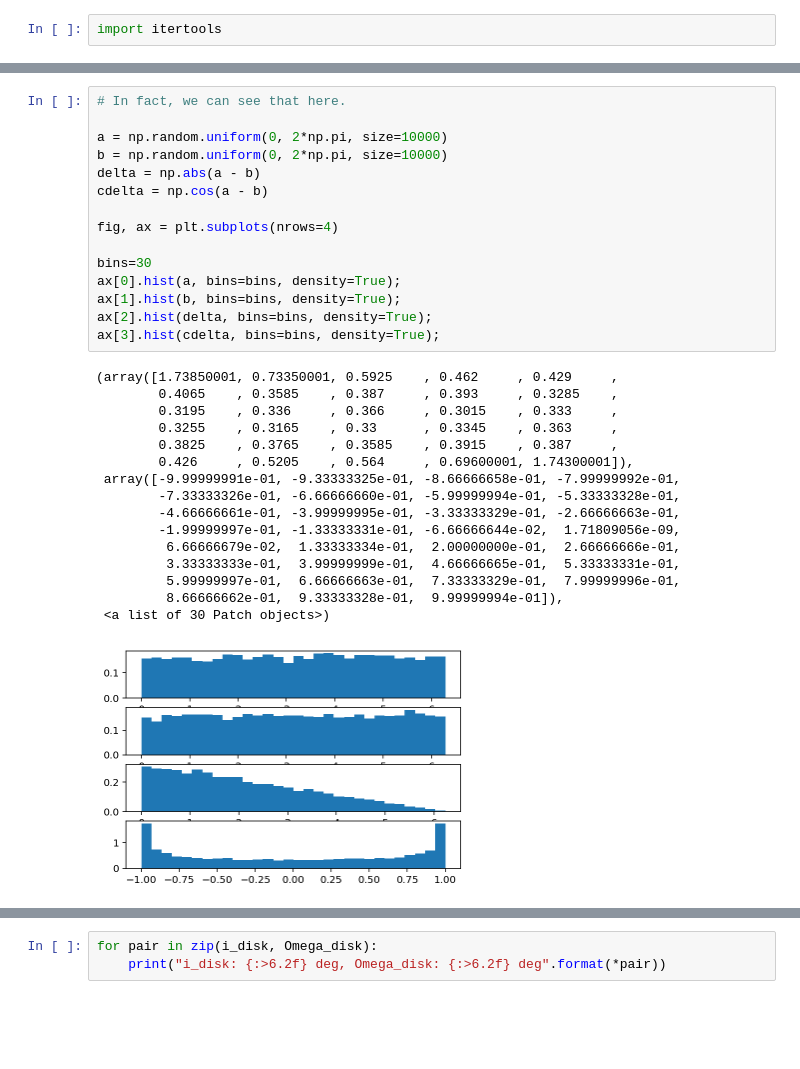
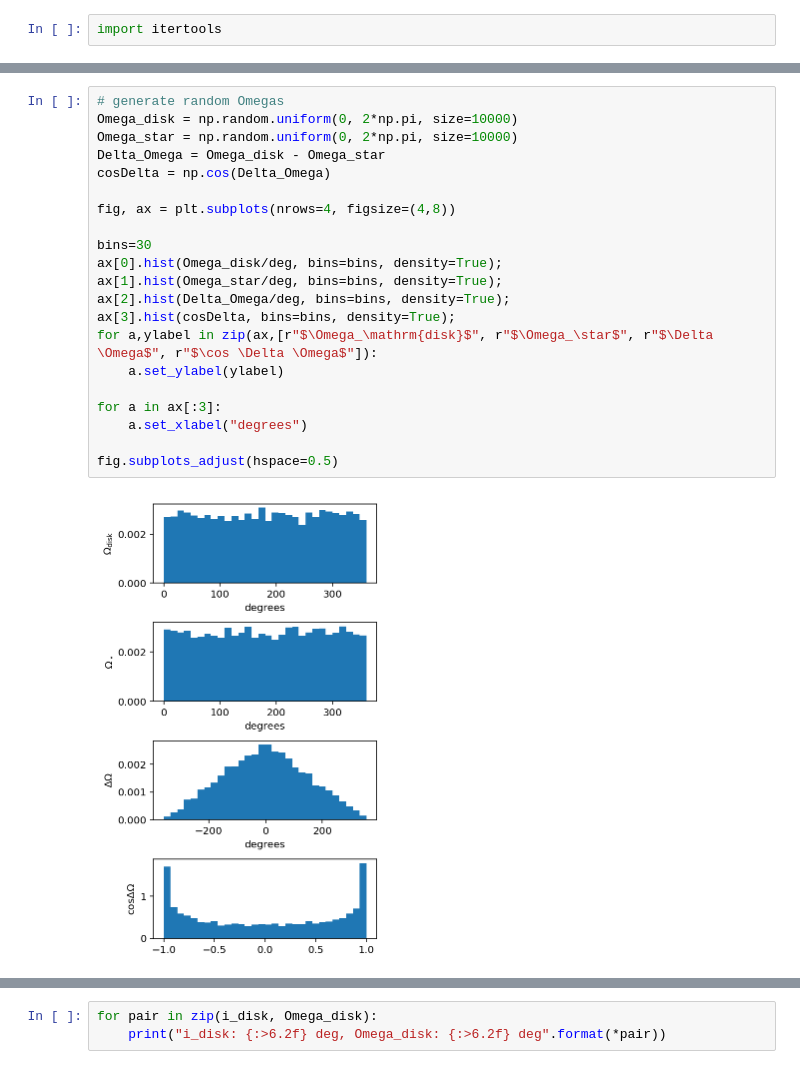
Before and after one commit to iancze/hierarchical-mutual-inclinations, a Jupyter notebook: MutualInclinations.ipynb, the cells around one changed output, grey strips where cells are left out. Saved outputs shown, nothing was run; the diff lists cells and outputs as text; blank space fills up the shorter version.

```diff
--- a/MutualInclinations.ipynb
+++ b/MutualInclinations.ipynb
@@ -296,33 +287,24 @@ $$
 # %%
-# In fact, we can see that here.
+# generate random Omegas
+Omega_disk = np.random.uniform(0, 2*np.pi, size=10000)
+Omega_star = np.random.uniform(0, 2*np.pi, size=10000)
+Delta_Omega = Omega_disk - Omega_star
+cosDelta = np.cos(Delta_Omega)
 
-a = np.random.uniform(0, 2*np.pi, size=10000)
-b = np.random.uniform(0, 2*np.pi, size=10000)
-delta = np.abs(a - b)
-cdelta = np.cos(a - b)
-
-fig, ax = plt.subplots(nrows=4)
+fig, ax = plt.subplots(nrows=4, figsize=(4,8))
 
 bins=30
-ax[0].hist(a, bins=bins, density=True);
-ax[1].hist(b, bins=bins, density=True);
-ax[2].hist(delta, bins=bins, density=True);
-ax[3].hist(cdelta, bins=bins, density=True);
+ax[0].hist(Omega_disk/deg, bins=bins, density=True);
+ax[1].hist(Omega_star/deg, bins=bins, density=True);
+ax[2].hist(Delta_Omega/deg, bins=bins, density=True);
+ax[3].hist(cosDelta, bins=bins, density=True);
+for a,ylabel in zip(ax,[r"$\Omega_\mathrm{disk}$", r"$\Omega_\star$", r"$\Delta \Omega$", r"$\cos \Delta \Omega$"]):
+    a.set_ylabel(ylabel)
+
+for a in ax[:3]:
+    a.set_xlabel("degrees")
+
+fig.subplots_adjust(hspace=0.5)
 # %% [output]
-(array([1.73850001, 0.73350001, 0.5925    , 0.462     , 0.429     ,
-        0.4065    , 0.3585    , 0.387     , 0.393     , 0.3285    ,
-        0.3195    , 0.336     , 0.366     , 0.3015    , 0.333     ,
-        0.3255    , 0.3165    , 0.33      , 0.3345    , 0.363     ,
-        0.3825    , 0.3765    , 0.3585    , 0.3915    , 0.387     ,
-        0.426     , 0.5205    , 0.564     , 0.69600001, 1.74300001]),
- array([-9.99999991e-01, -9.33333325e-01, -8.66666658e-01, -7.99999992e-01,
-        -7.33333326e-01, -6.66666660e-01, -5.99999994e-01, -5.33333328e-01,
-        -4.66666661e-01, -3.99999995e-01, -3.33333329e-01, -2.66666663e-01,
-        -1.99999997e-01, -1.33333331e-01, -6.66666644e-02,  1.71809056e-09,
-         6.66666679e-02,  1.33333334e-01,  2.00000000e-01,  2.66666666e-01,
-         3.33333333e-01,  3.99999999e-01,  4.66666665e-01,  5.33333331e-01,
-         5.99999997e-01,  6.66666663e-01,  7.33333329e-01,  7.99999996e-01,
-         8.66666662e-01,  9.33333328e-01,  9.99999994e-01]),
- <a list of 30 Patch objects>)
-[figure, old version]
+[figure, new version]
 # %% [markdown]
```
Also changed, not shown: parts of 20 cells of this notebook.
